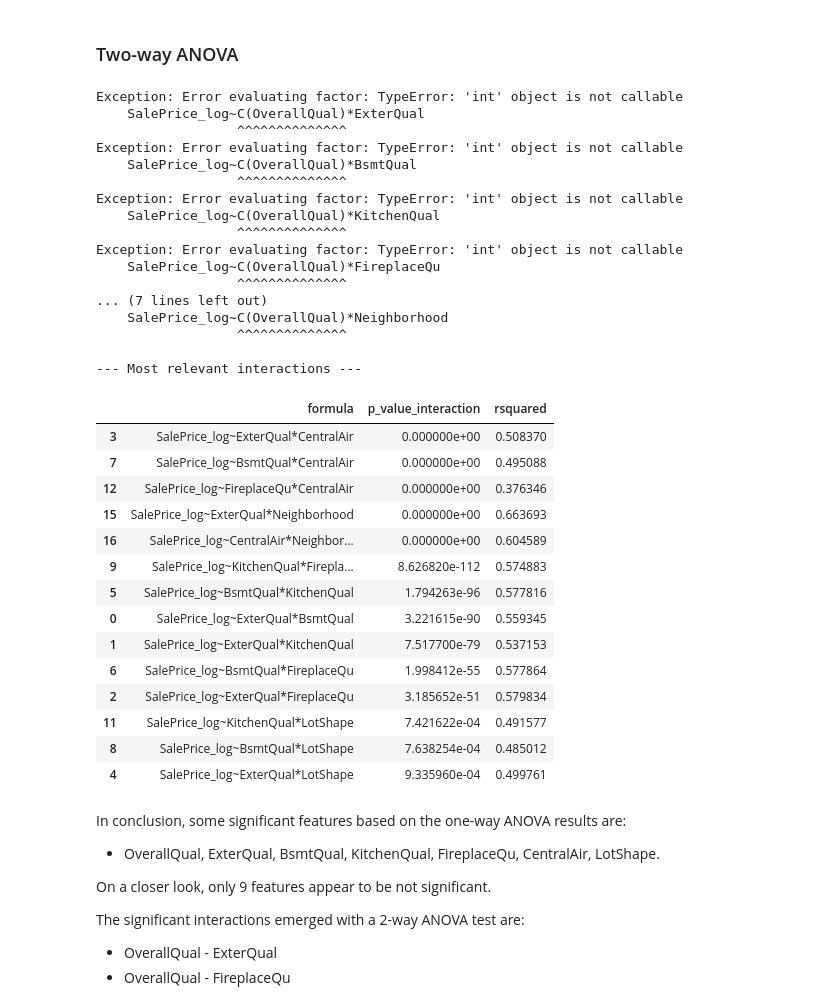
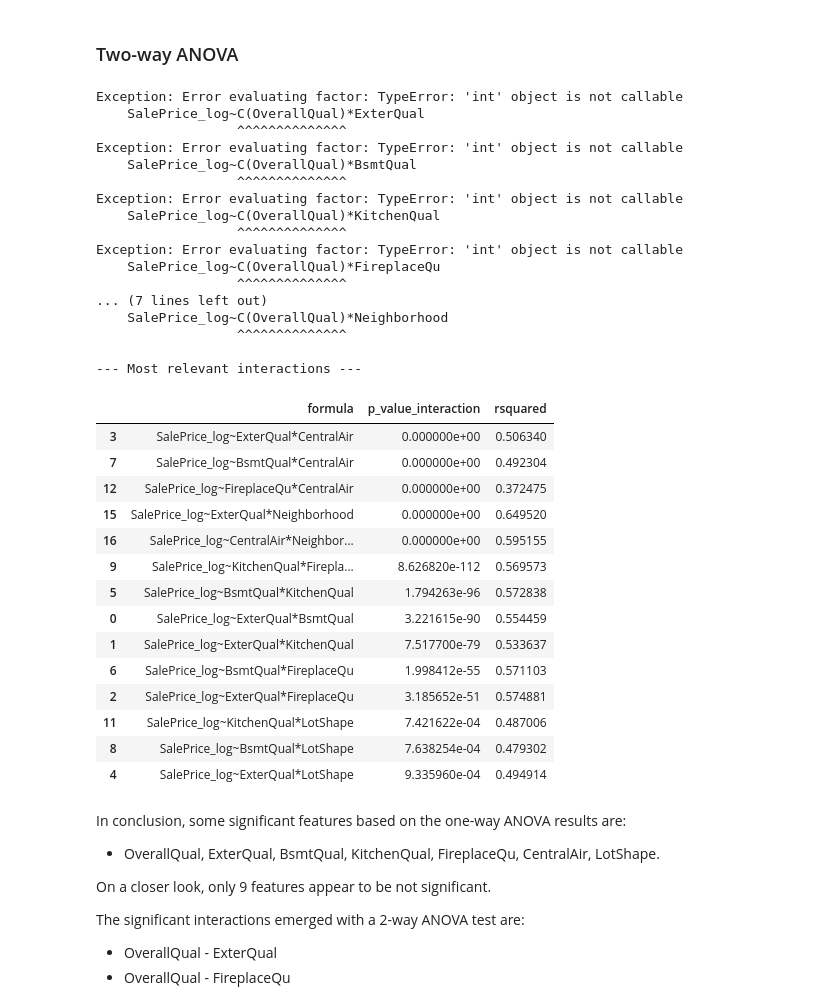
Before and after one commit to cpalescan/cstat, a Jupyter notebook: project_MAIN.ipynb, the cells around one changed output. Cells and saved outputs as stored; diff of their text form; code cells hidden in the pictures.

```diff
--- a/project_MAIN.ipynb
+++ b/project_MAIN.ipynb
@@ -732,52 +732,52 @@ for f in combinations:
         results_list.append({
             'formula': f,
             'p_value_interaction': p_val_interaction,
-            'rsquared': model.rsquared
+            'rsquared': model.rsquared_adj
         })
 
     except Exception as e:
         print(f"Exception: {e}")
         continue
 
 anova_results = pd.DataFrame(results_list)
 
 significant_results = anova_results[anova_results['p_value_interaction'] < 0.05].sort_values(by='p_value_interaction')
 
 print("\n--- Most relevant interactions ---")
 significant_results
 # %% [output]
 Exception: Error evaluating factor: TypeError: 'int' object is not callable
     SalePrice_log~C(OverallQual)*ExterQual
                   ^^^^^^^^^^^^^^
 Exception: Error evaluating factor: TypeError: 'int' object is not callable
     SalePrice_log~C(OverallQual)*BsmtQual
                   ^^^^^^^^^^^^^^
 Exception: Error evaluating factor: TypeError: 'int' object is not callable
     SalePrice_log~C(OverallQual)*KitchenQual
                   ^^^^^^^^^^^^^^
 Exception: Error evaluating factor: TypeError: 'int' object is not callable
     SalePrice_log~C(OverallQual)*FireplaceQu
                   ^^^^^^^^^^^^^^
 ... (7 lines left out)
     SalePrice_log~C(OverallQual)*Neighborhood
                   ^^^^^^^^^^^^^^
 
 --- Most relevant interactions ---
 |  | formula | p_value_interaction | rsquared |
-| 3 | SalePrice_log~ExterQual*CentralAir | 0.000000e+00 | 0.508370 |
-| 7 | SalePrice_log~BsmtQual*CentralAir | 0.000000e+00 | 0.495088 |
-| 12 | SalePrice_log~FireplaceQu*CentralAir | 0.000000e+00 | 0.376346 |
-| 15 | SalePrice_log~ExterQual*Neighborhood | 0.000000e+00 | 0.663693 |
-| 16 | SalePrice_log~CentralAir*Neighbor... | 0.000000e+00 | 0.604589 |
-| 9 | SalePrice_log~KitchenQual*Firepla... | 8.626820e-112 | 0.574883 |
-| 5 | SalePrice_log~BsmtQual*KitchenQual | 1.794263e-96 | 0.577816 |
-| 0 | SalePrice_log~ExterQual*BsmtQual | 3.221615e-90 | 0.559345 |
-| 1 | SalePrice_log~ExterQual*KitchenQual | 7.517700e-79 | 0.537153 |
-| 6 | SalePrice_log~BsmtQual*FireplaceQu | 1.998412e-55 | 0.577864 |
-| 2 | SalePrice_log~ExterQual*FireplaceQu | 3.185652e-51 | 0.579834 |
-| 11 | SalePrice_log~KitchenQual*LotShape | 7.421622e-04 | 0.491577 |
-| 8 | SalePrice_log~BsmtQual*LotShape | 7.638254e-04 | 0.485012 |
-| 4 | SalePrice_log~ExterQual*LotShape | 9.335960e-04 | 0.499761 |
+| 3 | SalePrice_log~ExterQual*CentralAir | 0.000000e+00 | 0.506340 |
+| 7 | SalePrice_log~BsmtQual*CentralAir | 0.000000e+00 | 0.492304 |
+| 12 | SalePrice_log~FireplaceQu*CentralAir | 0.000000e+00 | 0.372475 |
+| 15 | SalePrice_log~ExterQual*Neighborhood | 0.000000e+00 | 0.649520 |
+| 16 | SalePrice_log~CentralAir*Neighbor... | 0.000000e+00 | 0.595155 |
+| 9 | SalePrice_log~KitchenQual*Firepla... | 8.626820e-112 | 0.569573 |
+| 5 | SalePrice_log~BsmtQual*KitchenQual | 1.794263e-96 | 0.572838 |
+| 0 | SalePrice_log~ExterQual*BsmtQual | 3.221615e-90 | 0.554459 |
+| 1 | SalePrice_log~ExterQual*KitchenQual | 7.517700e-79 | 0.533637 |
+| 6 | SalePrice_log~BsmtQual*FireplaceQu | 1.998412e-55 | 0.571103 |
+| 2 | SalePrice_log~ExterQual*FireplaceQu | 3.185652e-51 | 0.574881 |
+| 11 | SalePrice_log~KitchenQual*LotShape | 7.421622e-04 | 0.487006 |
+| 8 | SalePrice_log~BsmtQual*LotShape | 7.638254e-04 | 0.479302 |
+| 4 | SalePrice_log~ExterQual*LotShape | 9.335960e-04 | 0.494914 |
 # %% [markdown]
 In conclusion, some significant features based on the one-way ANOVA results are:
 - OverallQual, ExterQual, BsmtQual, KitchenQual, FireplaceQu, CentralAir, LotShape.
```
Also changed, not shown: parts of 1 cell of this notebook.
